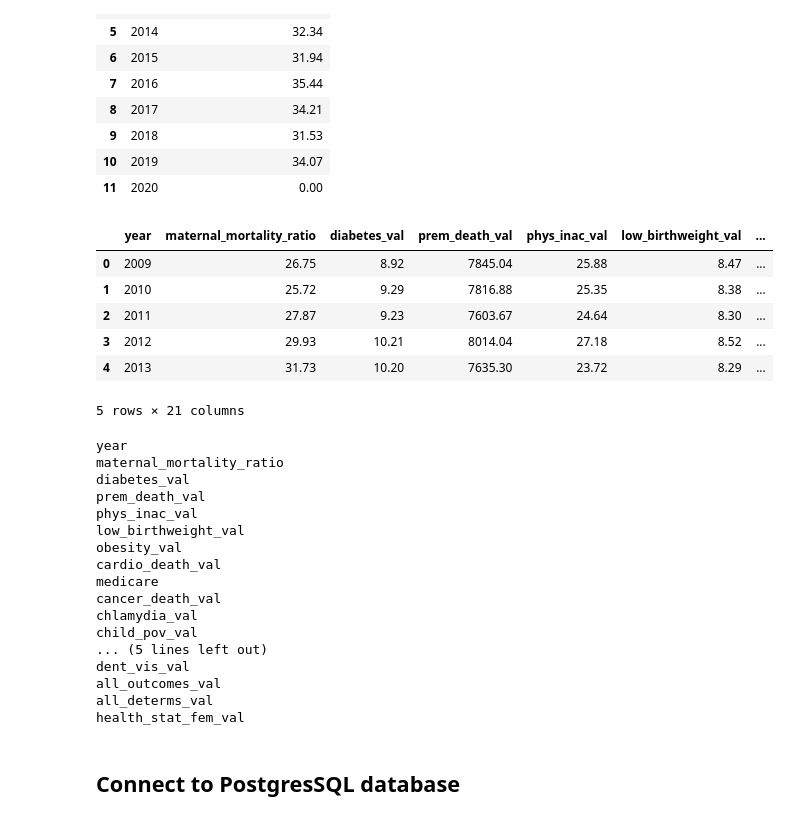
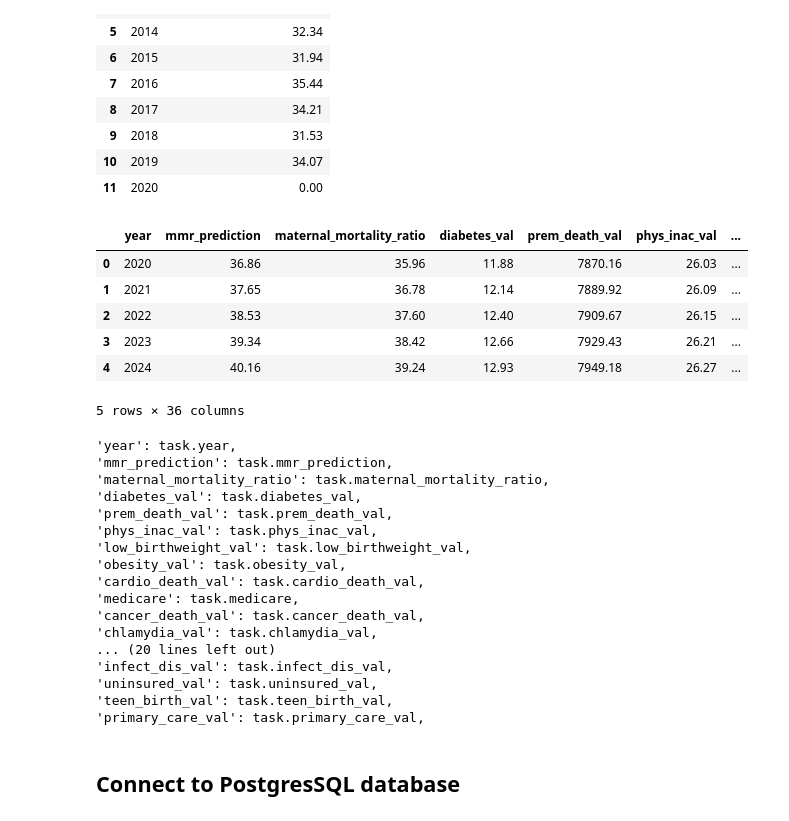
Before and after one commit to abpuccini/maternal-mortality-project, a Jupyter notebook: ETL/ETL-process/Project_3/data_loading.ipynb, the cells around one changed output. Drawn from its saved outputs; the diff is of its cells as text; code cells hidden in the pictures.

Commit message:
10-Year Forecast API

```diff
--- a/ETL/ETL-process/Project_3/data_loading.ipynb
+++ b/ETL/ETL-process/Project_3/data_loading.ipynb
@@ -113,37 +113,37 @@ avg_data
 # %%
 avg_data.to_csv('../../../machine_learning/Resources/user_input.csv', index=False)
 # %%
-forecast_data = pd.read_csv('../../../machine_learning/Resources/final_combined_avg_2009_2030.csv')
+forecast_data = pd.read_csv('../../../machine_learning/Resources/prediction_api_df.csv')
 forecast_data.head()
 # %% [output]
-|  | year | maternal_mortality_ratio | diabetes_val | prem_death_val | phys_inac_val | low_birthweight_val | ... |
-| 0 | 2009 | 26.75 | 8.92 | 7845.04 | 25.88 | 8.47 | ... |
-| 1 | 2010 | 25.72 | 9.29 | 7816.88 | 25.35 | 8.38 | ... |
-| 2 | 2011 | 27.87 | 9.23 | 7603.67 | 24.64 | 8.30 | ... |
-| 3 | 2012 | 29.93 | 10.21 | 8014.04 | 27.18 | 8.52 | ... |
-| 4 | 2013 | 31.73 | 10.20 | 7635.30 | 23.72 | 8.29 | ... |
+|  | year | mmr_prediction | maternal_mortality_ratio | diabetes_val | prem_death_val | phys_inac_val | ... |
+| 0 | 2020 | 36.86 | 35.96 | 11.88 | 7870.16 | 26.03 | ... |
+| 1 | 2021 | 37.65 | 36.78 | 12.14 | 7889.92 | 26.09 | ... |
+| 2 | 2022 | 38.53 | 37.60 | 12.40 | 7909.67 | 26.15 | ... |
+| 3 | 2023 | 39.34 | 38.42 | 12.66 | 7929.43 | 26.21 | ... |
+| 4 | 2024 | 40.16 | 39.24 | 12.93 | 7949.18 | 26.27 | ... |
-5 rows × 21 columns
+5 rows × 36 columns
 # %%
 for col in forecast_data.columns:
-    print(col)
+    print(f"'{col}': task.{col},")
 # %% [output]
-year
-maternal_mortality_ratio
-diabetes_val
-prem_death_val
-phys_inac_val
-low_birthweight_val
-obesity_val
-cardio_death_val
-medicare
-cancer_death_val
-chlamydia_val
-child_pov_val
-... (5 lines left out)
-dent_vis_val
-all_outcomes_val
-all_determs_val
-health_stat_fem_val
+'year': task.year,
+'mmr_prediction': task.mmr_prediction,
+'maternal_mortality_ratio': task.maternal_mortality_ratio,
+'diabetes_val': task.diabetes_val,
+'prem_death_val': task.prem_death_val,
+'phys_inac_val': task.phys_inac_val,
+'low_birthweight_val': task.low_birthweight_val,
+'obesity_val': task.obesity_val,
+'cardio_death_val': task.cardio_death_val,
+'medicare': task.medicare,
+'cancer_death_val': task.cancer_death_val,
+'chlamydia_val': task.chlamydia_val,
+... (20 lines left out)
+'infect_dis_val': task.infect_dis_val,
+'uninsured_val': task.uninsured_val,
+'teen_birth_val': task.teen_birth_val,
+'primary_care_val': task.primary_care_val,
 # %% [markdown]
 ## Connect to PostgresSQL database
 # %%
```
Also changed, not shown: parts of 3 cells of this notebook, 4 other files.
